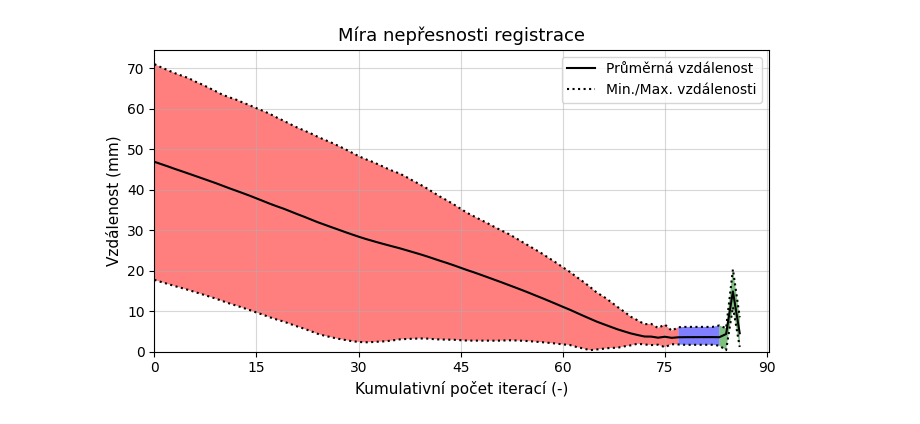
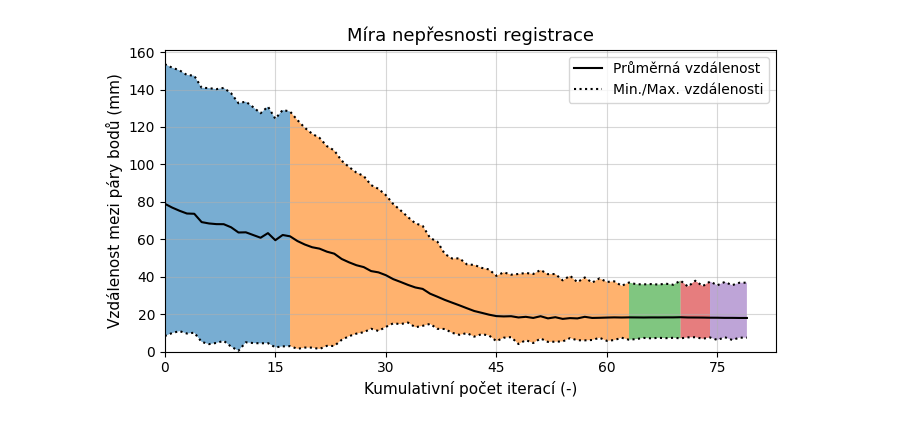
Before and after one commit to Vojtech-Benda/ca_isf, a Jupyter notebook: plotResults.ipynb, the cells around one changed output. Saved outputs shown, nothing was run; the diff lists cells and outputs as text; code cells hidden in the pictures.

```diff
--- a/plotResults.ipynb
+++ b/plotResults.ipynb
@@ -6,12 +8,13 @@ import os
 # %%
-patientNumber = "09"
+patientNumber = "02"
 regMethodDir = "gradient"
 view = "ap"
 regDir = os.path.join(os.getcwd(), f"input_files\\pacient_{patientNumber}\\registration\\{regMethodDir}\\")
 
 regInfoFile = np.load(os.path.join(regDir, f"pacient{patientNumber}registrationInfo{view.upper()}.npz"))
 errorsInfoFile = np.load(os.path.join(regDir, f"pacient{patientNumber}ErrorsInfo{view.upper()}.npz"))
-save_files = False
+colors = list(mcolors.TABLEAU_COLORS.values())
+save_state = False
 # %%
 regInfo = {key: regInfoFile[key] for key in regInfoFile.files}
 errorsInfo = {key: errorsInfoFile[key] for key in errorsInfoFile.files}
@@ -57,45 +86,59 @@ plotMetricValues(regInfo["metricValues"], regInfo["multiresIters"], save=save_fi
 # %%
 def plotRegistrationErrors(mean_errors, min_errors, max_errors,
                            metric_values, multires_iters, save=False):
     iters = np.arange(0, len(metric_values))
     # Plot the TRE mean value and the [min-max] range.
     fig_tre, ax_tre = plt.subplots(1, 1, figsize=(7, 4))
     ax_tre.plot(iters, mean_errors, color="black", label="Průměrná vzdálenost")
     ax_tre.plot(iters, min_errors, c="black", ls="dotted", label="Min./Max. vzdálenosti")
     ax_tre.plot(iters, max_errors, c="black", ls="dotted")
-    ax_tre.fill_between(iters[multires_iters[0]:multires_iters[1] + 1],
-                        min_errors[:multires_iters[1] + 1],
-                        max_errors[:multires_iters[1] + 1],
-                     facecolor="red", alpha=0.5)
-    ax_tre.fill_between(iters[multires_iters[1]:multires_iters[2] + 1],
-                        min_errors[multires_iters[1]:multires_iters[2] + 1],
-                        max_errors[multires_iters[1]:multires_iters[2] + 1],
-                     facecolor="blue", alpha=0.5)
-    ax_tre.fill_between(iters[multires_iters[2]:iters[-1] + 1],
-                        min_errors[multires_iters[2]:iters[-1] + 1],
-                        max_errors[multires_iters[2]:iters[-1] + 1],
-                     facecolor="green", alpha=0.5)
+
+    for indx, multi_iter in enumerate(multires_iters):
+        if multi_iter != multires_iters[-1]:
+            ax_tre.fill_between(iters[multi_iter:multires_iters[indx + 1] + 1],
+                                   min_errors[multi_iter:multires_iters[indx + 1] + 1],
+                                   max_errors[multi_iter:multires_iters[indx + 1] + 1],
+                                   facecolor=colors[indx], alpha=0.6)
+        else:
+            ax_tre.fill_between(iters[multi_iter:iters[-1] + 1],
+                                   min_errors[multi_iter:iters[-1] + 1],
+                                   max_errors[multi_iter:iters[-1] + 1],
+                                   facecolor=colors[indx], alpha=0.6)
+
+
+    # ax_tre.fill_between(iters[multires_iters[0]:multires_iters[1] + 1],
+    #                     min_errors[:multires_iters[1] + 1],
+    #                     max_errors[:multires_iters[1] + 1],
+    #                  facecolor="red", alpha=0.5)
+    # ax_tre.fill_between(iters[multires_iters[1]:multires_iters[2] + 1],
+    #                     min_errors[multires_iters[1]:multires_iters[2] + 1],
+    #                     max_errors[multires_iters[1]:multires_iters[2] + 1],
+    #                  facecolor="blue", alpha=0.5)
+    # ax_tre.fill_between(iters[multires_iters[2]:iters[-1] + 1],
+    #                     min_errors[multires_iters[2]:iters[-1] + 1],
+    #                     max_errors[multires_iters[2]:iters[-1] + 1],
+    #                  facecolor="green", alpha=0.5)
     # ax_tre.plot(multires_iters, mean_errors[multires_iters], marker="o",
     #               label="Registrační úroveň", linestyle="none",
     #                markeredgecolor="none", markersize=6., c="black")
     # plt.fill_betweenx(max_errors - min_errors,
     #                   multires_iters[0], multires_iters[1], alpha=0.5)
     ax_tre.set_xlabel("Kumulativní počet iterací (-)", fontsize=11)
-    ax_tre.set_ylabel("Vzdálenost (mm)", fontsize=11)
+    ax_tre.set_ylabel("Vzdálenost mezi páry bodů (mm)", fontsize=11)
     ax_tre.set_title("Míra nepřesnosti registrace", fontsize=13)
     ax_tre.set_xticks(np.arange(0, len(metric_values) + 10, 15))
     #ax_tre.set_yticks(np.arange(0, max_errors.max(), 10))
     ax_tre.set_xlim([0, None])
     ax_tre.set_ylim([0, None])
     ax_tre.grid(alpha=0.5)
     ax_tre.legend()
     fig_tre.tight_layout()
     plt.show()
     if save:
         fig_tre.savefig(f"{regDir}pacient{patientNumber}Tre{view.upper()}.pdf", bbox_inches="tight")
 
 plotRegistrationErrors(errorsInfo["meanValues"], errorsInfo["minValues"],
                        errorsInfo["maxValues"], regInfo["metricValues"],
-                       regInfo["multiresIters"], save=save_files)
+                       regInfo["multiresIters"], save=save_state)
 # %% [output]
-[figure, old version]
+[figure, new version]
```
Also changed, not shown: parts of 8 cells of this notebook, 1 other file.
